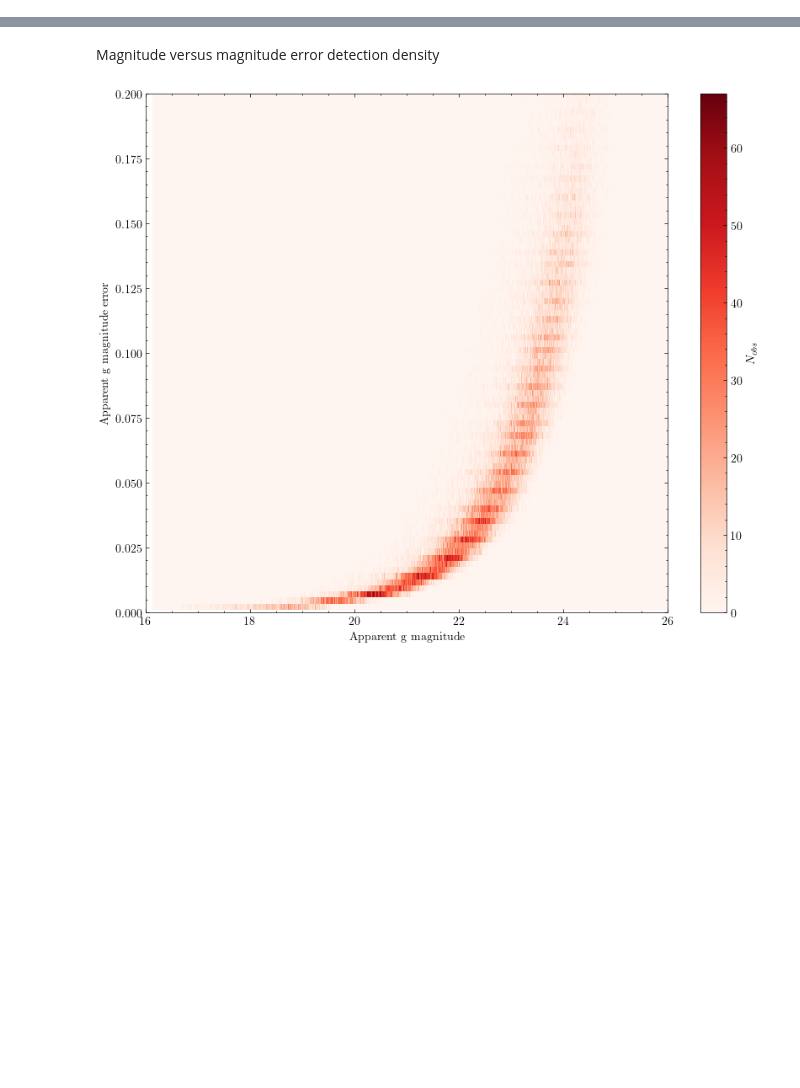
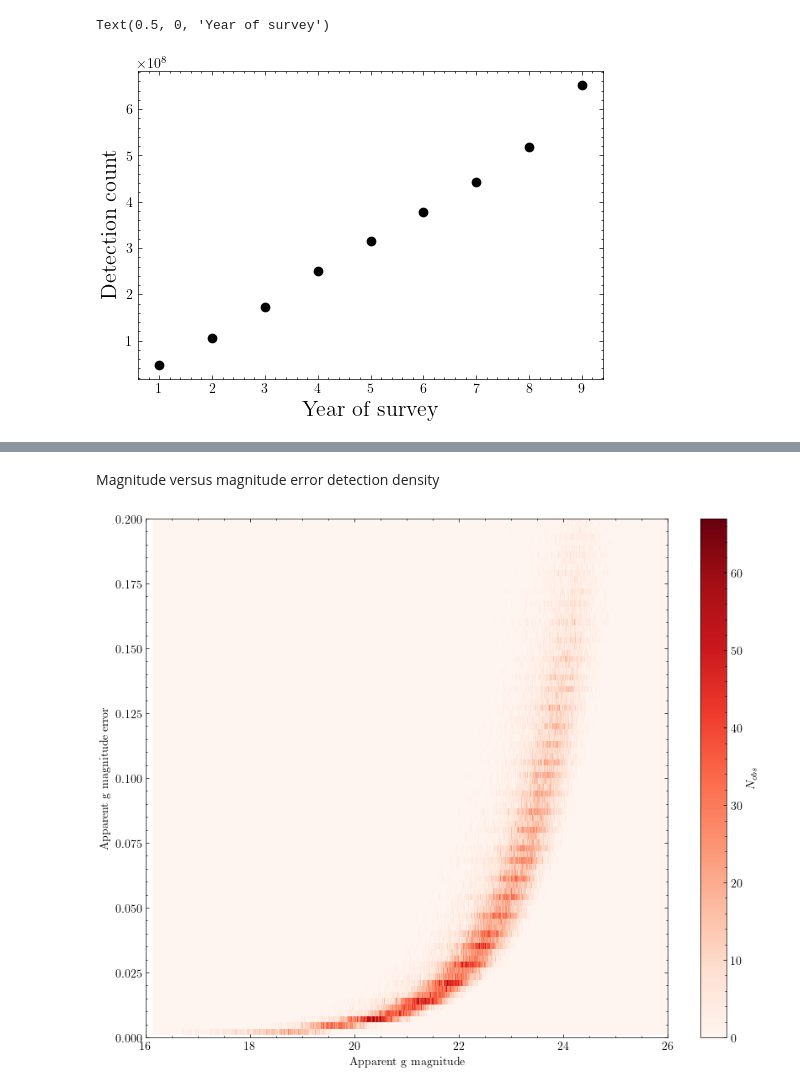
Before and after one commit to Birr0/lsst_eval, a Jupyter notebook: magnitude_distributions.ipynb, the cells around one changed output, grey strips where cells are left out. Cells and saved outputs as stored; diff of their text form; code cells hidden in the pictures; blank space fills up the shorter version.

```diff
--- a/magnitude_distributions.ipynb
+++ b/magnitude_distributions.ipynb
@@ -14,0 +43,13 @@ years = survey_years() # cache this
+# %%
+plt.figure(figsize=(6, 4))
+
+plt.scatter(
+    [i for i in range(1,10)],
+    catalog_detection_counts,
+    c="black"
+)
+plt.ylabel("Detection count", fontsize=16)
+plt.xlabel("Year of survey", fontsize=16)
+# %% [output]
+Text(0.5, 0, 'Year of survey')
+[figure, added]
```
Also changed, not shown: parts of 7 cells of this notebook.
